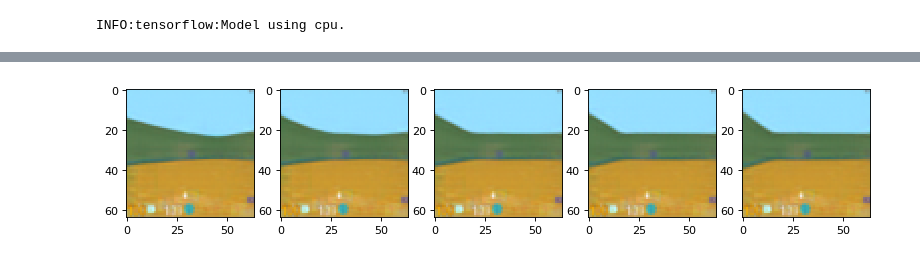
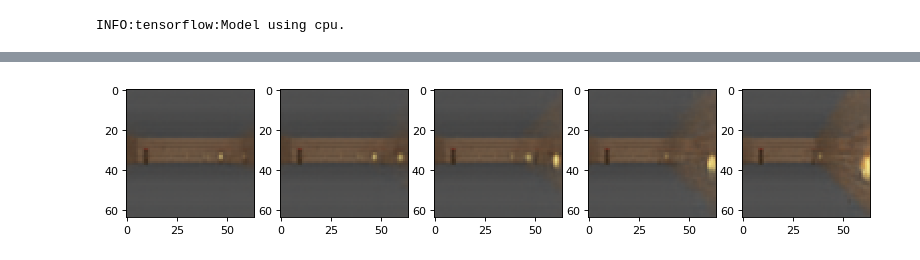
Before and after one commit to beeperman/WorldModelsExperiments, a Jupyter notebook: objects/test_vision.ipynb, the cells around one changed output, grey strips where cells are left out. Saved outputs shown, nothing was run; the diff lists cells and outputs as text; code cells hidden in the pictures.

```diff
--- a/objects/test_vision.ipynb
+++ b/objects/test_vision.ipynb
@@ -16,9 +16,9 @@ np.set_printoptions(precision=4, edgeitems=6, linewidth=100, suppress=True)
 # %%
 os.environ["CUDA_VISIBLE_DEVICES"]="-1" # disable GPU
 
-DATA_DIR = "train_record"
+DATA_DIR = "record"
 #model_path_name = "tf_models"
-model_path_name = "train_beta_vae"
+model_path_name = "tf_beta_vae"
 # NOTE: make sure you copy the vae model you want to test from tf_vae/vae.json to tf_models/vae.json
 
 z_size=64
@@ -34,13 +34,13 @@ obs.shape
 # %%
 frame = random.choice(obs).reshape(1, 64, 64, 3)
 # %%
-vae = BetaVAE(z_size=z_size,
+vae = ConvVAE(z_size=z_size,
               batch_size=1,
-              is_training=False,
+              is_training=True,
               reuse=tf.AUTO_REUSE,
               gpu_mode=False)
 
-vae.load_json(os.path.join(model_path_name, 'b50.0_0.json'))
+vae.load_json(os.path.join(model_path_name, 'vae1.json'))
 # %% [output]
 INFO:tensorflow:Model using cpu.
 # %%
@@ -90,7 +87,7 @@ array([[14.    ,  0.0295,  0.5959],
 # 55back+blast- 62back 63back
 #z[0][17] = -0.27
 #i = 1
-vae.load_json(os.path.join(model_path_name, 'b50.0_0.json'))
+vae.load_json(os.path.join(model_path_name, 'vae.json'))
 batch_z = vae.encode(frame)
 bb = [vae.encode(frame) for i in range(50)]
 vv = np.var(bb, axis=0)[0]
@@ -105,11 +102,10 @@ def update(i):
     # Update the line and the axes (with a new xlabel). Return a tuple of
     # "artists" that have to be redrawn for this frame.
     for j in range(min([len(index), 15])):
-        z = np.copy(batch_z)
-        #z = np.zeros_like(batch_z)
-        z[0][index[j]] += i * 0.1
+        #z = np.copy(batch_z)
+        z = np.zeros_like(batch_z)
         #z[0][index[j]] = init_value[j] + (i - 0) * 0.1
-        #z[0][index[j]] = i * 0.1
+        z[0][index[j]] = i * 0.1
         ax[j//5, j%5].imshow(vae.decode(z)[0])
     return fig, ax
 
@@ -126,7 +122,7 @@ HTML(anim.to_html5_video())
 # 55back+blast- 62back 63back
 #z[0][17] = -0.27
 #i = 1
-vae.load_json(os.path.join(model_path_name, 'b200.0_4.json'))
+vae.load_json(os.path.join(model_path_name, 'b40.0_4.json'))
 batch_z = vae.encode(frame)
 bb = [vae.encode(frame) for i in range(50)]
 vv = np.var(bb, axis=0)[0]
@@ -141,11 +137,10 @@ def update(i):
     # Update the line and the axes (with a new xlabel). Return a tuple of
     # "artists" that have to be redrawn for this frame.
     for j in range(min([len(index), 15])):
-        z = np.copy(batch_z)
-        #z = np.zeros_like(batch_z)
-        z[0][index[j]] += i * 0.1
+        #z = np.copy(batch_z)
+        z = np.zeros_like(batch_z)
         #z[0][index[j]] = init_value[j] + (i - 0) * 0.1
-        #z[0][index[j]] = i * 0.1
+        z[0][index[j]] = i * 0.1
         ax[j//5, j%5].imshow(vae.decode(z)[0])
     return fig, ax
 
@@ -160,29 +155,29 @@ HTML(anim.to_html5_video())
 # %%
 # show reconstruction #0bqckground 4blast- 8fireballontheleft 14fireballdist+ 17pos- 18background 23background 43background
 # 55back+blast- 62back 63back
 #z[0][17] = -0.27
 #i = 1
-vae.load_json(os.path.join(model_path_name, 'b100.0_4.json'))
+vae.load_json(os.path.join(model_path_name, 'vae.json'))
 batch_z = vae.encode(frame)
 bb = [vae.encode(frame) for i in range(50)]
 vv = np.var(bb, axis=0)[0]
 tt = np.array([(i, vv[i], batch_z[0][i]) for i in range(len(vv)) if vv[i]<0.5])
 
 index = np.array(tt[:,0],dtype=int)
 init_value = tt[:,2]
 
 
 fig, ax = plt.subplots(1,5, figsize=(12,3), dpi=80)
 for i in range(5):
     z = np.zeros_like(batch_z)
     z[0][index[5]] = -0 + 0.5 * i
     ax[i].imshow(vae.decode(z)[0])
 
 #reconstruct = vae.decode(z)
 #plt.imshow(reconstruct[0])
 plt.show()
 # %% [output]
-[figure, old version]
+[figure, new version]
 # %%
 # show reconstruction #0bqckground 4blast- 8fireballontheleft 14fireballdist+ 17pos- 18background 23background 43background
 # 55back+blast- 62back 63back
```
Also changed, not shown: parts of 8 cells of this notebook, 5 other files.
